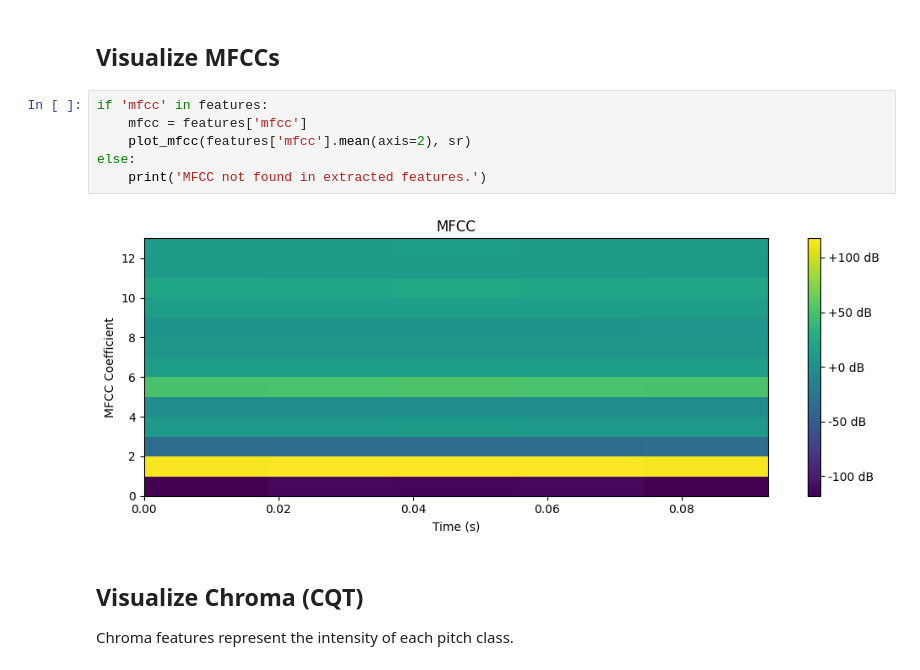
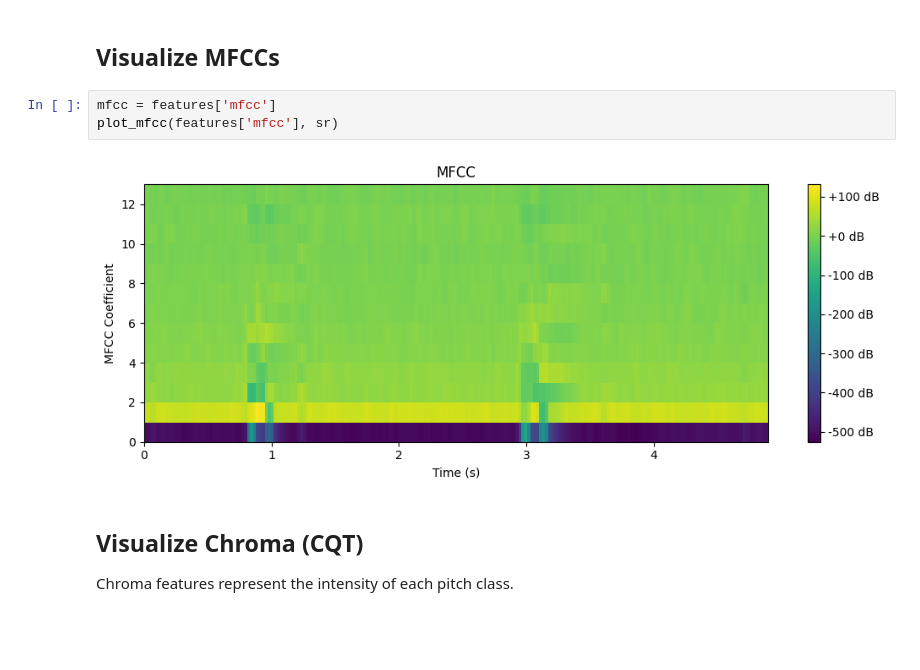
Before and after one commit to danilodsp/AFX, a Jupyter notebook: notebooks/feature_2d_visualization_demo.ipynb, the cells around one changed output. Cells and saved outputs as stored; diff of their text form; blank space fills up the shorter version.

```diff
--- a/notebooks/feature_2d_visualization_demo.ipynb
+++ b/notebooks/feature_2d_visualization_demo.ipynb
@@ -44,13 +44,10 @@ dict_keys(['zcr', 'variance', 'spectral_centroid', 'spectral_bandwidth', 'spectr
 # %% [markdown]
 ## Visualize MFCCs
 # %%
-if 'mfcc' in features:
-    mfcc = features['mfcc']
-    plot_mfcc(features['mfcc'].mean(axis=2), sr)
-else:
-    print('MFCC not found in extracted features.')
+mfcc = features['mfcc']
+plot_mfcc(features['mfcc'], sr)
 # %% [output]
-[figure, old version]
+[figure, new version]
 # %% [markdown]
 ## Visualize Chroma (CQT)
 Chroma features represent the intensity of each pitch class.
```
Also changed, not shown: parts of 6 cells of this notebook, 3 other files.
